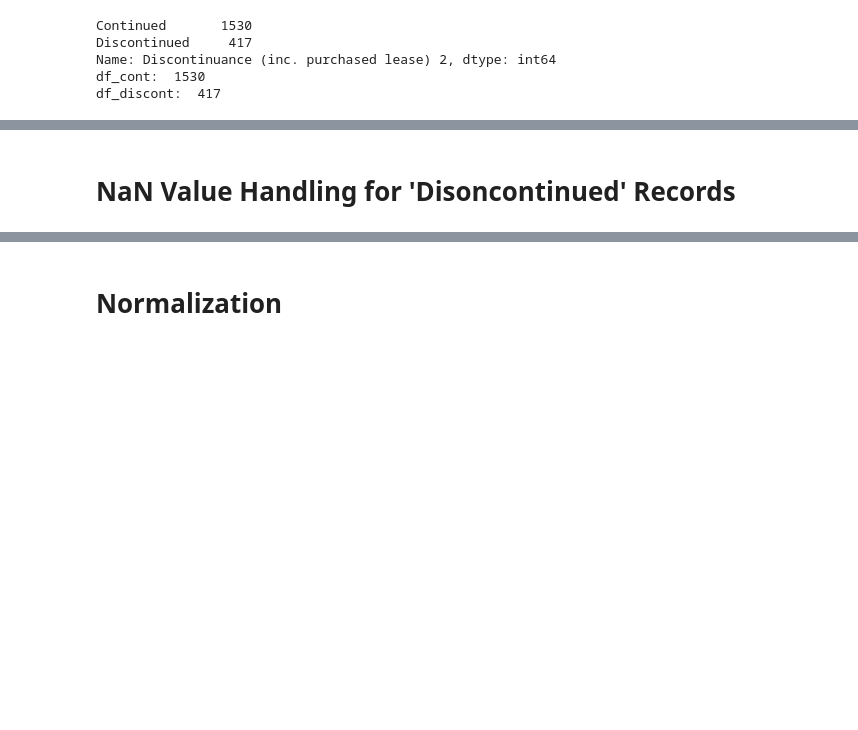
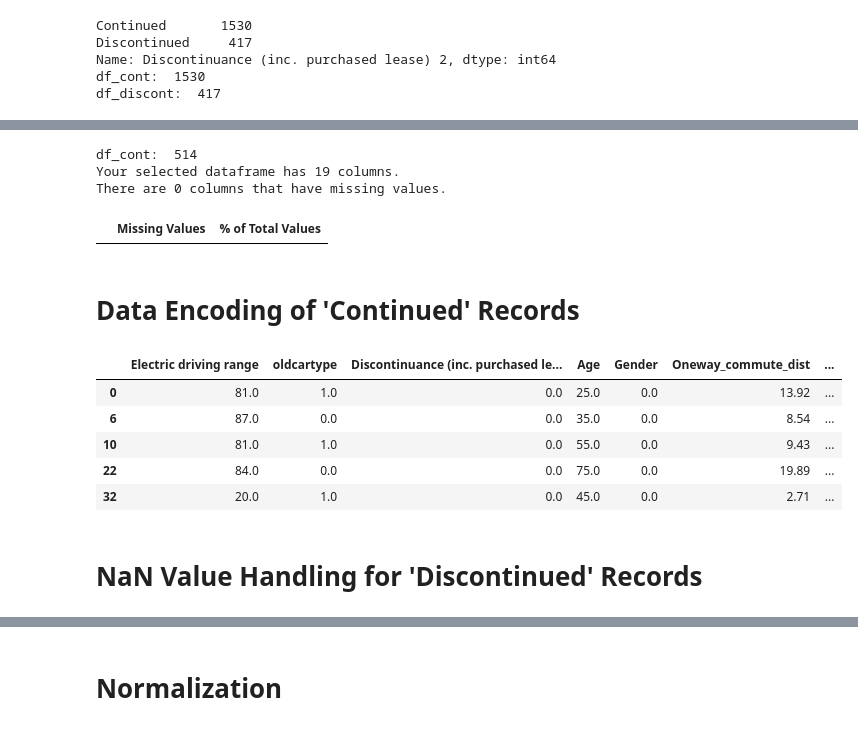
Before and after one commit to Taslim-M/EV-Customer-Discontinuation, a Jupyter notebook: version2/DataCleaningPrep.ipynb, the cells around one changed output, grey strips where cells are left out. Cells and saved outputs as stored; diff of their text form; code cells hidden in the pictures; blank space fills up the shorter version.

```diff
--- a/version2/DataCleaningPrep.ipynb
+++ b/version2/DataCleaningPrep.ipynb
@@ -144,0 +154,4 @@ There are 0 columns that have missing values.
+# %%
+df_cont.loc[df_cont['Public charging'].isin(['Level 1 & DC Fast', 'Level 2 & DC Fast', 'Level 1, Level 2 & DC Fast']), 'Public charging'] = 'DC Fast'
+df_cont.loc[df_cont['Public charging'].isin(['Level 1 & Level 2']), 'Public charging'] = 'Level 2'
+df_cont['Public charging'].value_counts()
@@ -144,0 +185,3 @@ There are 0 columns that have missing values.
+# %%
+df_cont.replace('I prefer not to answer', np.nan, inplace=True)
+df_cont['Household_income'].value_counts()
@@ -144,0 +214,5 @@ There are 0 columns that have missing values.
+# %%
+df_cont.replace('Decline to state', np.nan, inplace=True)
+df_cont.replace('Genderqueer/non-binary', np.nan, inplace=True)
+df_cont.replace('TransFemale/Transwoman', np.nan, inplace=True)
+df_cont['Gender'].value_counts()
@@ -145,5 +245,51 @@ There are 0 columns that have missing values.
+# %%
+df_cont = df_cont.dropna()
+print('df_cont: ', len(df_cont))
+missing_values_table(df_cont)
+# %% [output]
+df_cont:  514
+Your selected dataframe has 19 columns.
+There are 0 columns that have missing values.
+|  | Missing Values | % of Total Values |
+# %% [markdown]
+# Data Encoding of 'Continued' Records
+# %%
+from sklearn.preprocessing import OrdinalEncoder
+
+Ordinal = OrdinalEncoder(categories=[['Continued', 'Discontinued']])
+df_cont['Discontinuance (inc. purchased lease) 2'] = Ordinal.fit_transform(df_cont[['Discontinuance (inc. purchased lease) 2']])
+
+Ordinal = OrdinalEncoder(categories=[['No Charging', 'Level 1', 'Level 2']])
+df_cont['Home Charging (L1, L2, None)'] = Ordinal.fit_transform(df_cont[['Home Charging (L1, L2, None)']])
+
+Ordinal = OrdinalEncoder(categories=[['No charging', 'Level 1', 'Level 2', 'DC Fast']])
+df_cont['Work charging (L1, L2, DC, none)'] = Ordinal.fit_transform(df_cont[['Work charging (L1, L2, DC, none)']])
+
+Ordinal = OrdinalEncoder(categories=[['No charging', 'Level 1', 'Level 2', 'DC Fast']])
+df_cont['Public charging'] = Ordinal.fit_transform(df_cont[['Public charging']])
+
+Ordinal = OrdinalEncoder(categories=[['Less than $50,000', '$50,000 to $99,999', '$100,000 to $149,999',
+                                      '$150,000 to $199,999', '$200,000 to $249,999', '$250,000 to $299,999',
+                                      '$300,000 to $349,999', '$350,000 to $399,999', '$400,000 to $449,999',
+                                      '$450,000 to $499,999', '$500,000 or more']])
+df_cont['Household_income'] = Ordinal.fit_transform(df_cont[['Household_income']])
+
+Ordinal = OrdinalEncoder(categories=[['BEV', 'PHEV']])
+df_cont['oldcartype'] = Ordinal.fit_transform(df_cont[['oldcartype']])
+
+Ordinal = OrdinalEncoder(categories=[['Male', 'Female']])
+df_cont['Gender'] = Ordinal.fit_transform(df_cont[['Gender']])
+
+df_cont.head()
+# %% [output]
+|  | Electric driving range | oldcartype | Discontinuance (inc. purchased le... | Age | Gender | Oneway_commute_dist | ... |
+| 0 | 81.0 | 1.0 | 0.0 | 25.0 | 0.0 | 13.92 | ... |
+| 6 | 87.0 | 0.0 | 0.0 | 35.0 | 0.0 | 8.54 | ... |
+| 10 | 81.0 | 1.0 | 0.0 | 55.0 | 0.0 | 9.43 | ... |
+| 22 | 84.0 | 0.0 | 0.0 | 75.0 | 0.0 | 19.89 | ... |
+| 32 | 20.0 | 1.0 | 0.0 | 45.0 | 0.0 | 2.71 | ... |
 # %% [markdown]
-# NaN Value Handling for 'Disoncontinued' Records
+# NaN Value Handling for 'Discontinued' Records
 # %%
 df_discont.head()
 # %% [output]
```
Also changed, not shown: parts of 49 cells of this notebook, 1 other file.
